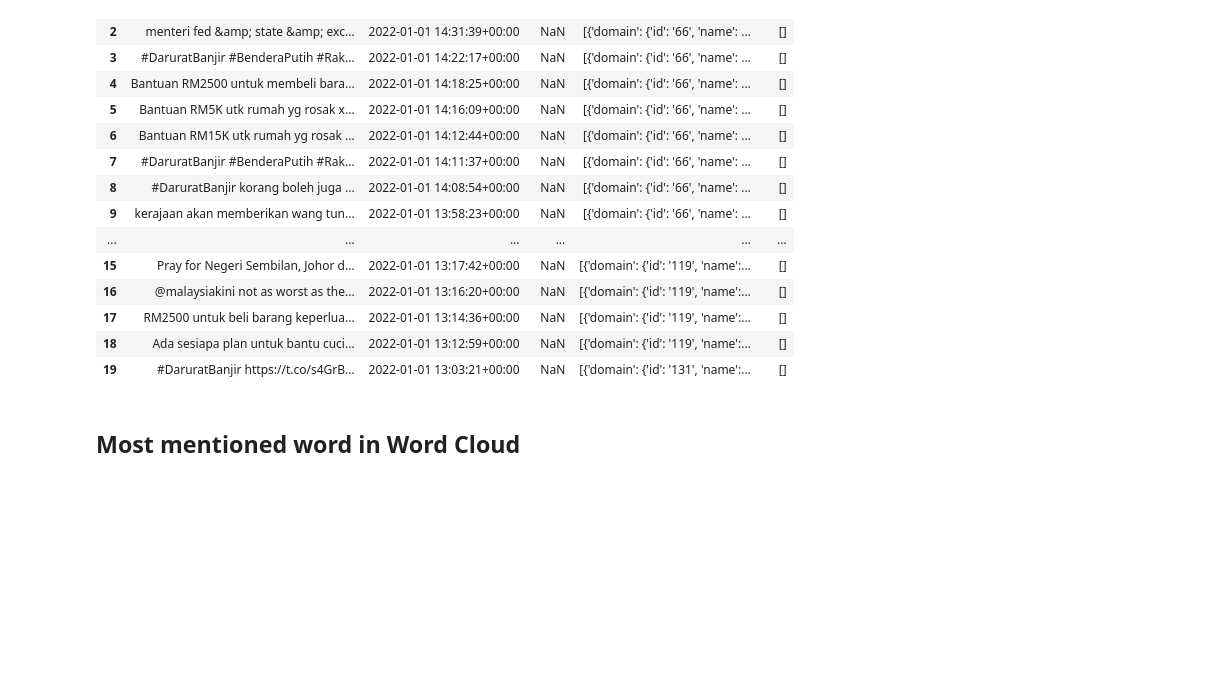
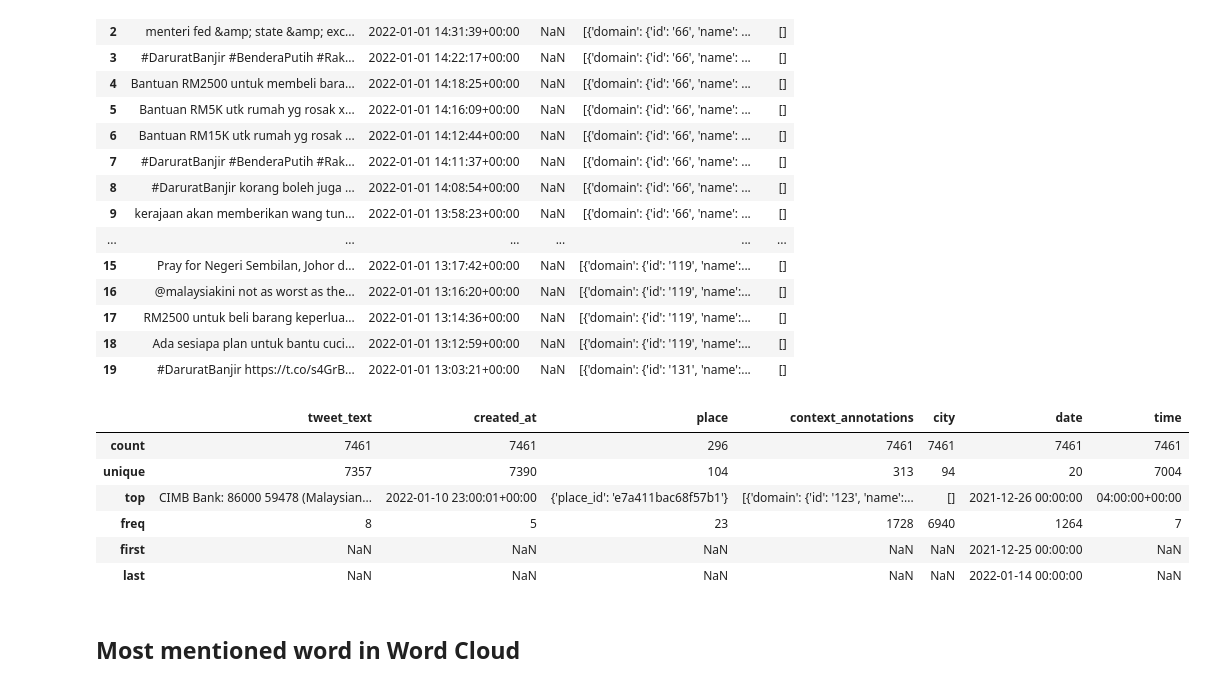
Before and after one commit to wilsonkw97/WeWarnYou, a Jupyter notebook: Data Collection and Pre-processing.ipynb, the cells around one changed output. Cells and saved outputs as stored; diff of their text form; code cells hidden in the pictures; blank space fills up the shorter version.

```diff
--- a/Data Collection and Pre-processing.ipynb
+++ b/Data Collection and Pre-processing.ipynb
@@ -23,6 +23,16 @@ df.head(20)
 | 17 | RM2500 untuk beli barang keperlua... | 2022-01-01 13:14:36+00:00 | NaN | [{'domain': {'id': '119', 'name':... | [] |
 | 18 | Ada sesiapa plan untuk bantu cuci... | 2022-01-01 13:12:59+00:00 | NaN | [{'domain': {'id': '119', 'name':... | [] |
 | 19 | #DaruratBanjir https://t.co/s4GrB... | 2022-01-01 13:03:21+00:00 | NaN | [{'domain': {'id': '131', 'name':... | [] |
+# %%
+df.describe()
+# %% [output]
+|  | tweet_text | created_at | place | context_annotations | city | date | time |
+| count | 7461 | 7461 | 296 | 7461 | 7461 | 7461 | 7461 |
+| unique | 7357 | 7390 | 104 | 313 | 94 | 20 | 7004 |
+| top | CIMB Bank: 86000 59478 (Malaysian... | 2022-01-10 23:00:01+00:00 | {'place_id': 'e7a411bac68f57b1'} | [{'domain': {'id': '123', 'name':... | [] | 2021-12-26 00:00:00 | 04:00:00+00:00 |
+| freq | 8 | 5 | 23 | 1728 | 6940 | 1264 | 7 |
+| first | NaN | NaN | NaN | NaN | NaN | 2021-12-25 00:00:00 | NaN |
+| last | NaN | NaN | NaN | NaN | NaN | 2022-01-14 00:00:00 | NaN |
 # %% [markdown]
 ## Most mentioned word in Word Cloud
 # %%
```
Also changed, not shown: 2 other files.
